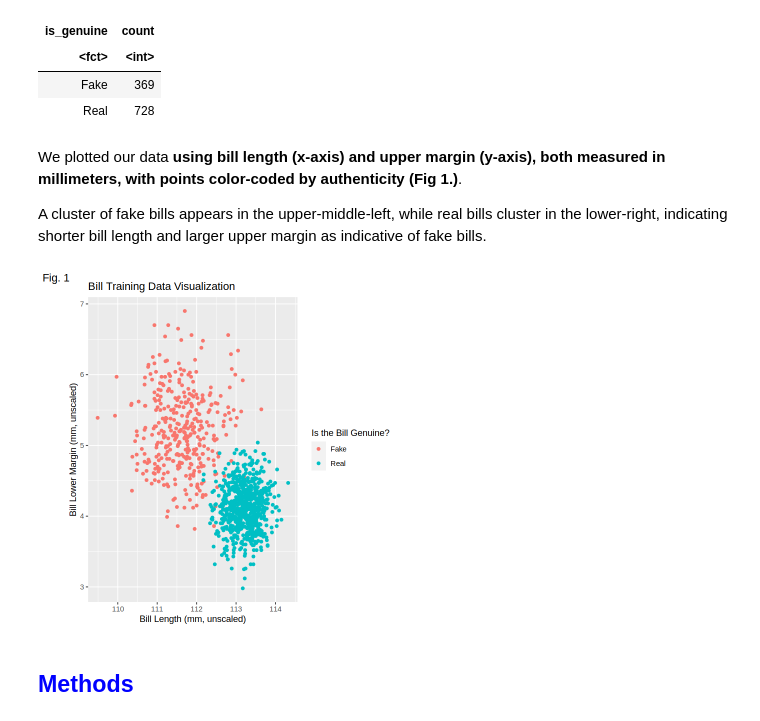
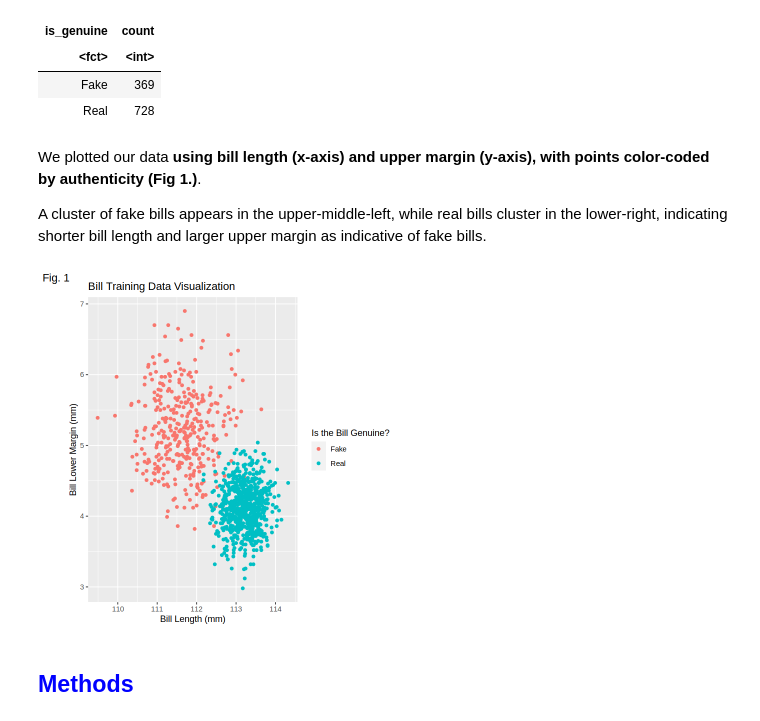
Before and after one commit to gordnzhou/DSCI-100-project, a Jupyter notebook: proposal/proposal_FINAL.ipynb, the cells around one changed output. Saved outputs shown, nothing was run; the diff lists cells and outputs as text; code cells hidden in the pictures.

```diff
--- a/proposal/proposal_FINAL.ipynb
+++ b/proposal/proposal_FINAL.ipynb
@@ -128,24 +122,24 @@ A tibble: 2 × 2
 | Fake | 369 |
 | Real | 728 |
 # %% [markdown]
-We plotted our data **using bill length (x-axis) and upper margin (y-axis), both measured in millimeters, with points color-coded by authenticity (Fig 1.)**.
+We plotted our data **using bill length (x-axis) and upper margin (y-axis), with points color-coded by authenticity (Fig 1.)**.
 
 A cluster of fake bills appears in the upper-middle-left, while real bills cluster in the lower-right, indicating shorter bill length and larger upper margin as indicative of fake bills.
 # %%
 options(repr.plot.width = 6, repr.plot.height = 6)
 
 bills_train_plot <- bills_train |>
     ggplot(aes(x = length, y = margin_low, colour = is_genuine)) +
         ggtitle("Bill Training Data Visualization") +
         geom_point() +
-        labs(x = "Bill Length (mm, unscaled)",
-             y = "Bill Lower Margin (mm, unscaled)",
+        labs(x = "Bill Length (mm)",
+             y = "Bill Lower Margin (mm)",
              colour = "Is the Bill Genuine?",
              tag = "Fig. 1")
 
 bills_train_plot
 # %% [output]
-[figure, old version]
+[figure, new version]
 # %% [markdown]
 ## <font color = "blue"> Methods</font>
 # %% [markdown]
```
Also changed, not shown: parts of 8 cells of this notebook.
